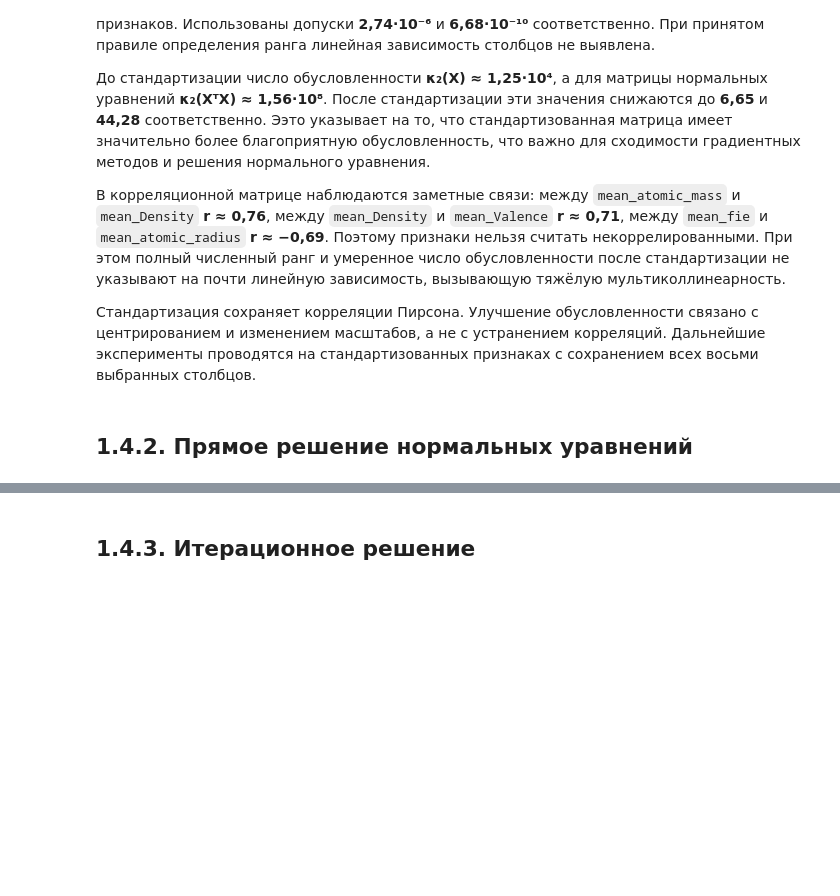
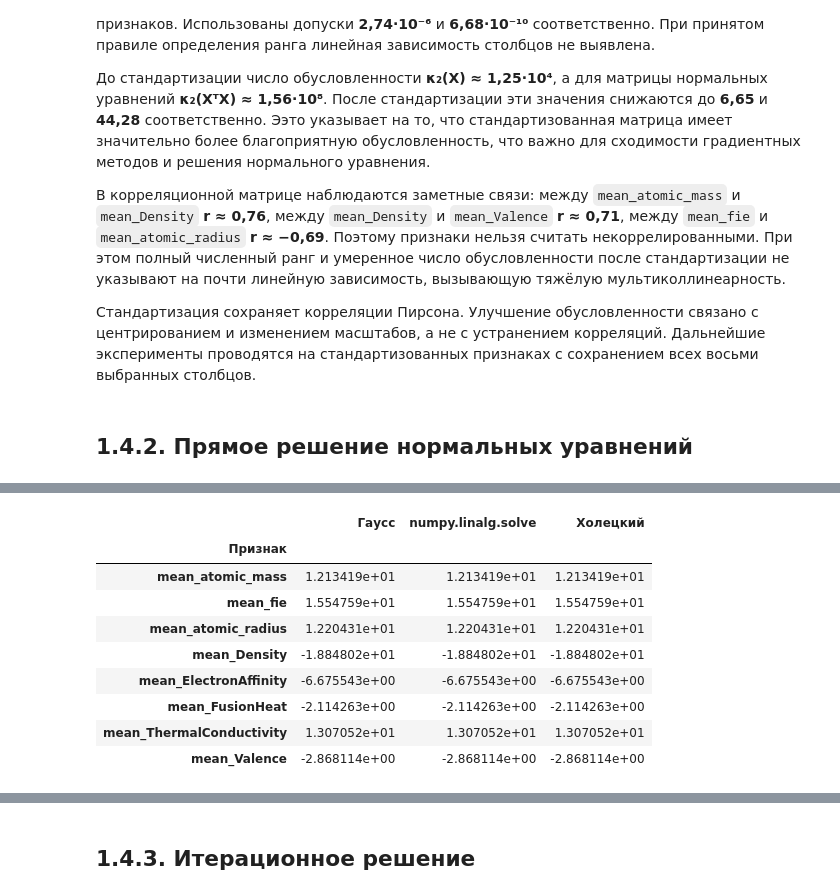
Before and after one commit to aibryanov/MOMO_labs, a Jupyter notebook: lab_1/lab_1.ipynb, the cells around one changed output, grey strips where cells are left out. Saved outputs shown, nothing was run; the diff lists cells and outputs as text; code cells hidden in the pictures; blank space fills up the shorter version.

```diff
--- a/lab_1/lab_1.ipynb
+++ b/lab_1/lab_1.ipynb
@@ -360,0 +391,15 @@ print("Максимальное различие корреляций:", np.max(
+# %%
+X_train_direct = np.asarray(X_train_std, dtype=np.float64)
+X_test_direct = scaler.transform(X_test)
+y_train_direct = y_train.to_numpy(dtype=np.float64)
+y_test_direct = y_test.to_numpy(dtype=np.float64)
+
+A_gauss = np.asarray(A_train_std, dtype=np.float64).copy()
+b_train_std = X_train_direct.T @ y_train_direct
+b_gauss = b_train_std.copy()
+gauss_rtol = A_gauss.shape[0] * np.finfo(A_gauss.dtype).eps
+gauss_pivot_tol = gauss_rtol * np.linalg.norm(A_gauss, ord=np.inf)
+
+print(f"Размер системы: {A_gauss.shape}")
+print(f"Относительный допуск ведущего элемента: {gauss_rtol:.6e}")
+print(f"Абсолютный порог ведущего элемента: {gauss_pivot_tol:.6e}")
@@ -360,0 +545,45 @@ print("Максимальное различие корреляций:", np.max(
+# %%
+def relative_norm(residual, reference):
+    denominator = np.linalg.norm(reference)
+    return np.linalg.norm(residual) / denominator if denominator > 0 else np.linalg.norm(residual)
+
+
+direct_solutions = {
+    "Гаусс": beta_gauss,
+    "numpy.linalg.solve": beta_reference,
+    "Холецкий": beta_cholesky,
+}
+direct_rows = []
+for method, beta in direct_solutions.items():
+    row = {
+        "Метод": method,
+        "Статус": direct_status[method],
+        "Относительный остаток СЛАУ": np.nan,
+        "Относительный остаток МНК": np.nan,
+        "RMSE train, К": np.nan,
+        "RMSE test, К": np.nan,
+        "Отличие β от эталона": np.nan,
+    }
+    if beta is not None:
+        pred_train = X_train_direct @ beta
+        pred_test = X_test_direct @ beta
+        row.update({
+            "Относительный остаток СЛАУ": relative_norm(A_gauss @ beta - b_gauss, b_gauss),
+            "Относительный остаток МНК": relative_norm(pred_train - y_train_direct, y_train_direct),
+            "RMSE train, К": np.sqrt(np.mean((pred_train - y_train_direct) ** 2)),
+            "RMSE test, К": np.sqrt(np.mean((pred_test - y_test_direct) ** 2)),
+        })
+        if beta_reference is not None:
+            row["Отличие β от эталона"] = relative_norm(beta - beta_reference, beta_reference)
+    direct_rows.append(row)
+
+direct_results = pd.DataFrame(direct_rows)
+direct_coefficients = pd.DataFrame(
+    {method: beta for method, beta in direct_solutions.items() if beta is not None},
+    index=pd.Index(FEATURES, name="Признак"),
+)
+
+with pd.option_context("display.max_columns", None, "display.float_format", "{:.6e}".format):
+    display(direct_results)
+    display(direct_coefficients)
+# %% [output]
@@ -360,0 +594,10 @@ print("Максимальное различие корреляций:", np.max(
+|  | Гаусс | numpy.linalg.solve | Холецкий |
+| Признак |  |  |  |
+| mean_atomic_mass | 1.213419e+01 | 1.213419e+01 | 1.213419e+01 |
+| mean_fie | 1.554759e+01 | 1.554759e+01 | 1.554759e+01 |
+| mean_atomic_radius | 1.220431e+01 | 1.220431e+01 | 1.220431e+01 |
+| mean_Density | -1.884802e+01 | -1.884802e+01 | -1.884802e+01 |
+| mean_ElectronAffinity | -6.675543e+00 | -6.675543e+00 | -6.675543e+00 |
+| mean_FusionHeat | -2.114263e+00 | -2.114263e+00 | -2.114263e+00 |
+| mean_ThermalConductivity | 1.307052e+01 | 1.307052e+01 | 1.307052e+01 |
+| mean_Valence | -2.868114e+00 | -2.868114e+00 | -2.868114e+00 |
```
Also changed, not shown: parts of 10 cells of this notebook.
